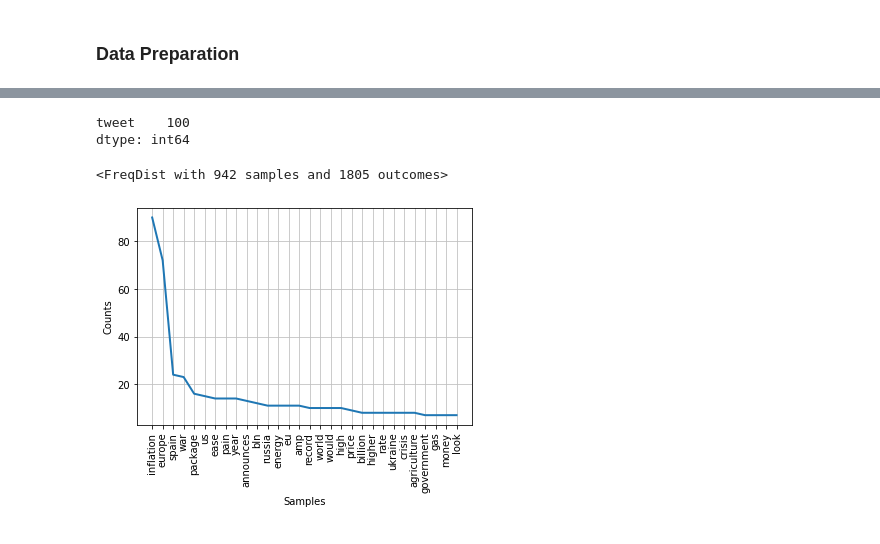
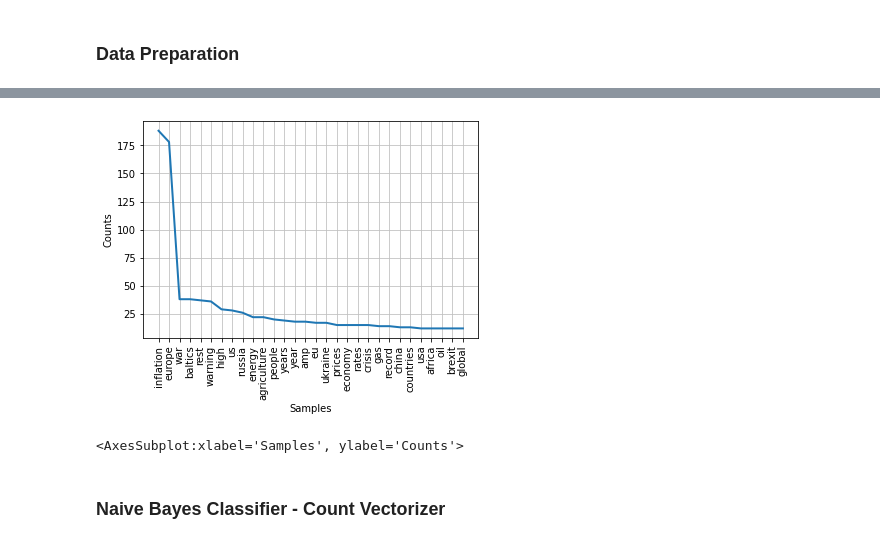
Before and after one commit to CCT-MastersDA/cct-ca2, a Jupyter notebook: jupyter/ML.ipynb, the cells around one changed output, grey strips where cells are left out. Cells and saved outputs as stored; diff of their text form; code cells hidden in the pictures.

Commit message:
ML - Fixing models - better results for setiment analysis

```diff
--- a/jupyter/ML.ipynb
+++ b/jupyter/ML.ipynb
@@ -202,12 +315,18 @@ However, there is a limitation in the quality of data being collected as the que
 # %% [markdown]
 ### Data Preparation
 # %%
+# retrieving tweets according to the query
+start_date = datetime.datetime.now() - datetime.timedelta(30)
 query_params = {
     'query' : '(inflation OR "food price" OR "agriculture") Europe -is:retweet -has:media lang:en',
+    #'query' : 'food price agriculture -is:retweet -has:media lang:en',
     'tweet.fields': 'author_id',
     'user.fields': 'name',
-    "max_results":"100",
+    'max_results': '100'
 }
 
-data = getRecentTweets(query_params, os.path.join(DATASET_DIR, 'twitter_data.json'))
+twitter_api = TwitterApi(get_env_map())
+tweets_list = twitter_api.search_tweets(query_params)
+tweets_df = process_tweets(tweets_list)
+tweets_df.head()
 # %% [output]
@@ -215,8 +339,0 @@ data = getRecentTweets(query_params, os.path.join(DATASET_DIR, 'twitter_data.jso
-# %%
-# store tweets in a data frame
-tweets = [d['text'] for d in data['data']]
-tweets_df = pd.DataFrame(tweets, columns=['tweet'])
-tweets_df.count()
-# %% [output]
-tweet    100
-dtype: int64
@@ -229,20 +340,9 @@ proc_tweets
 # %%
-from nltk.probability import FreqDist
-
-tokens_lst = []
-for i in range(0, len(tweets_df)):
-    text = tweets_df.loc[i].tweet
-    tokens_lst+=getTokens(text)
-fdist = FreqDist(tokens_lst)
-
-# Display the frequency distribution
-print(fdist)
+# display the frequency distribution
+fdist = get_freq(tweets_df, 'tweet_clr')
+fdist.plot(30, cumulative=False)
 # %% [output]
+[figure, added]
-<FreqDist with 942 samples and 1805 outcomes>
+<AxesSubplot:xlabel='Samples', ylabel='Counts'>
-# %%
-import matplotlib.pyplot as plt
-
-fdist.plot(30, cumulative = False)
-plt.show()
-# %% [output]
-[figure, removed]
+# %% [markdown]
+### Naive Bayes Classifier - Count Vectorizer
```
Also changed, not shown: parts of 28 cells of this notebook, 1 other file.
